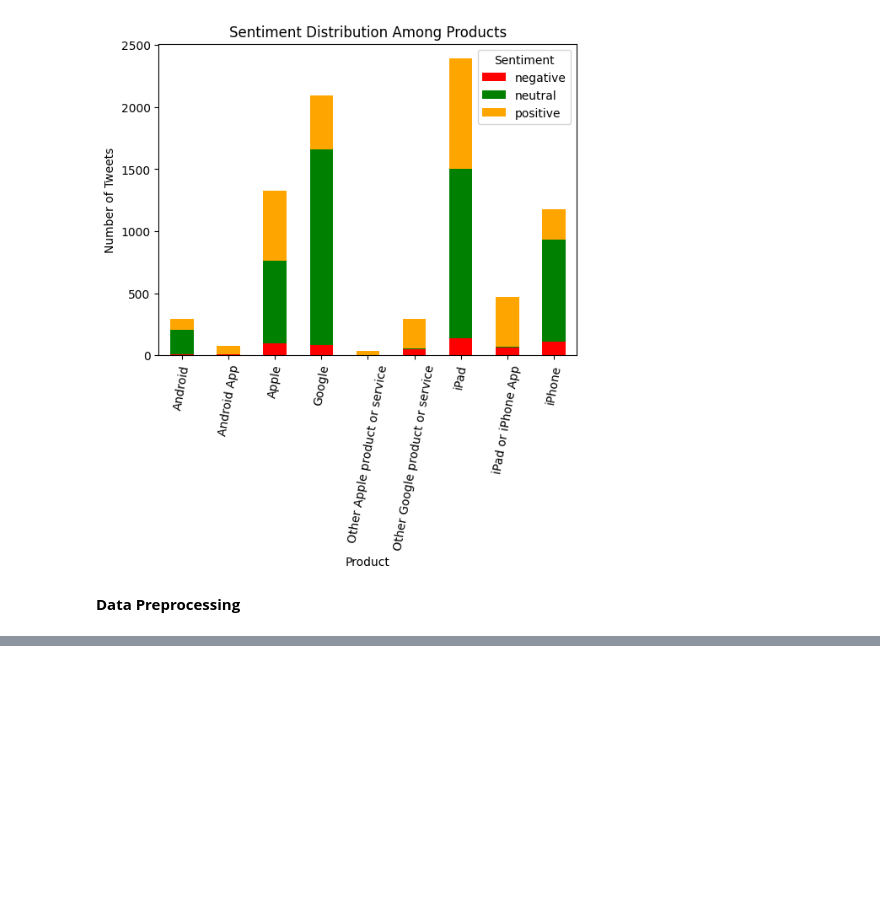
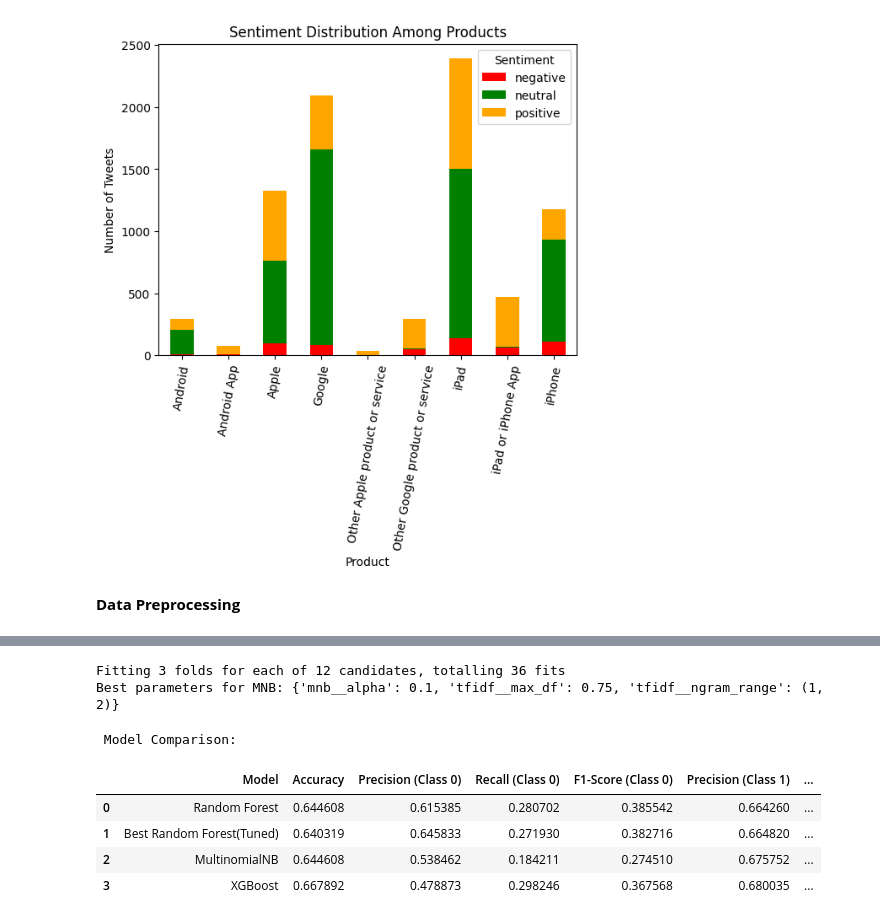
Before and after one commit to Kanyi254/sentiment-analysis, a Jupyter notebook: v_notebook.ipynb, the cells around one changed output, grey strips where cells are left out. Saved outputs shown, nothing was run; the diff lists cells and outputs as text; code cells hidden in the pictures; blank space fills up the shorter version.

Commit message:
modelling

```diff
--- a/v_notebook.ipynb
+++ b/v_notebook.ipynb
@@ -455,0 +472,5 @@ plt.show()
+# %%
+# Encode the target variable
+label_encoder = LabelEncoder()
+df['sentiment_enc'] = label_encoder.fit_transform(df['sentiment'])
+df.tail()
@@ -455,0 +688,12 @@ plt.show()
+# %%
+# Define the pipeline
+rf_pipeline = ImbPipeline([
+    ('tfidf', TfidfVectorizer()),
+    ('smote', SMOTE(random_state=42)),
+    ('rf', RandomForestClassifier(random_state=42, class_weight='balanced'))
+])
+
+rf_pipeline.fit(X_train_multi, y_train_multi)
+y_pred_rf = rf_pipeline.predict(X_test_multi)
+
+results_rf= evaluate_model(y_test_multi, y_pred_rf, 'Random Forest')
@@ -455,0 +743,58 @@ plt.show()
+# %%
+#pipeline with MultinomialNB
+pipeline_mnb = Pipeline([
+    ('tfidf', TfidfVectorizer()),
+    ('mnb', MultinomialNB())
+])
+
+#hyperparameters for grid search
+param_grid_mnb = {
+    'tfidf__max_df': [0.75, 1.0],
+    'tfidf__ngram_range': [(1,1), (1,2)],
+    'mnb__alpha': [0.01, 0.1, 1.0]  # Additive smoothing parameter for Naive Bayes
+}
+
+
+grid_search_mnb = GridSearchCV(pipeline_mnb, param_grid_mnb, cv=3, scoring='accuracy', n_jobs=-1, verbose=2)
+
+
+grid_search_mnb.fit(X_train_multi, y_train_multi)
+
+# Best parameters
+print("Best parameters for MNB:", grid_search_mnb.best_params_)
+
+
+y_pred_mnb = grid_search_mnb.predict(X_test_multi)
+
+results_mnb = evaluate_model(y_test_multi, y_pred_mnb, 'MultinomialNB')
+# %% [output]
+Fitting 3 folds for each of 12 candidates, totalling 36 fits
+Best parameters for MNB: {'mnb__alpha': 0.1, 'tfidf__max_df': 0.75, 'tfidf__ngram_range': (1, 2)}
+# %%
+# pipeline with xbg
+xgb_pipeline = ImbPipeline([
+    ('tfidf', TfidfVectorizer()),
+    ('smote', SMOTE(random_state=42)),
+    ('xgb', xgb.XGBClassifier(objective='multi:softmax', num_class=3, random_state=42, eval_metric='mlogloss', use_label_encoder=False))
+])
+
+# Fit the XGBoost pipeline and evaluate
+xgb_pipeline.fit(X_train_multi, y_train_multi)
+
+y_pred_xgb = xgb_pipeline.predict(X_test_multi)
+
+results_xgb = evaluate_model(y_test_multi, y_pred_xgb, 'XGBoost')
+# %%
+#compare models
+results = [results_rf, results_rf_best, results_mnb, results_xgb]
+results_df = pd.DataFrame(results)
+print('\n Model Comparison: \n')
+
+results_df
+# %% [output]
+ Model Comparison:
+|  | Model | Accuracy | Precision (Class 0) | Recall (Class 0) | F1-Score (Class 0) | Precision (Class 1) | ... |
+| 0 | Random Forest | 0.644608 | 0.615385 | 0.280702 | 0.385542 | 0.664260 | ... |
+| 1 | Best Random Forest(Tuned) | 0.640319 | 0.645833 | 0.271930 | 0.382716 | 0.664820 | ... |
+| 2 | MultinomialNB | 0.644608 | 0.538462 | 0.184211 | 0.274510 | 0.675752 | ... |
+| 3 | XGBoost | 0.667892 | 0.478873 | 0.298246 | 0.367568 | 0.680035 | ... |
```
Also changed, not shown: parts of 18 cells of this notebook.
